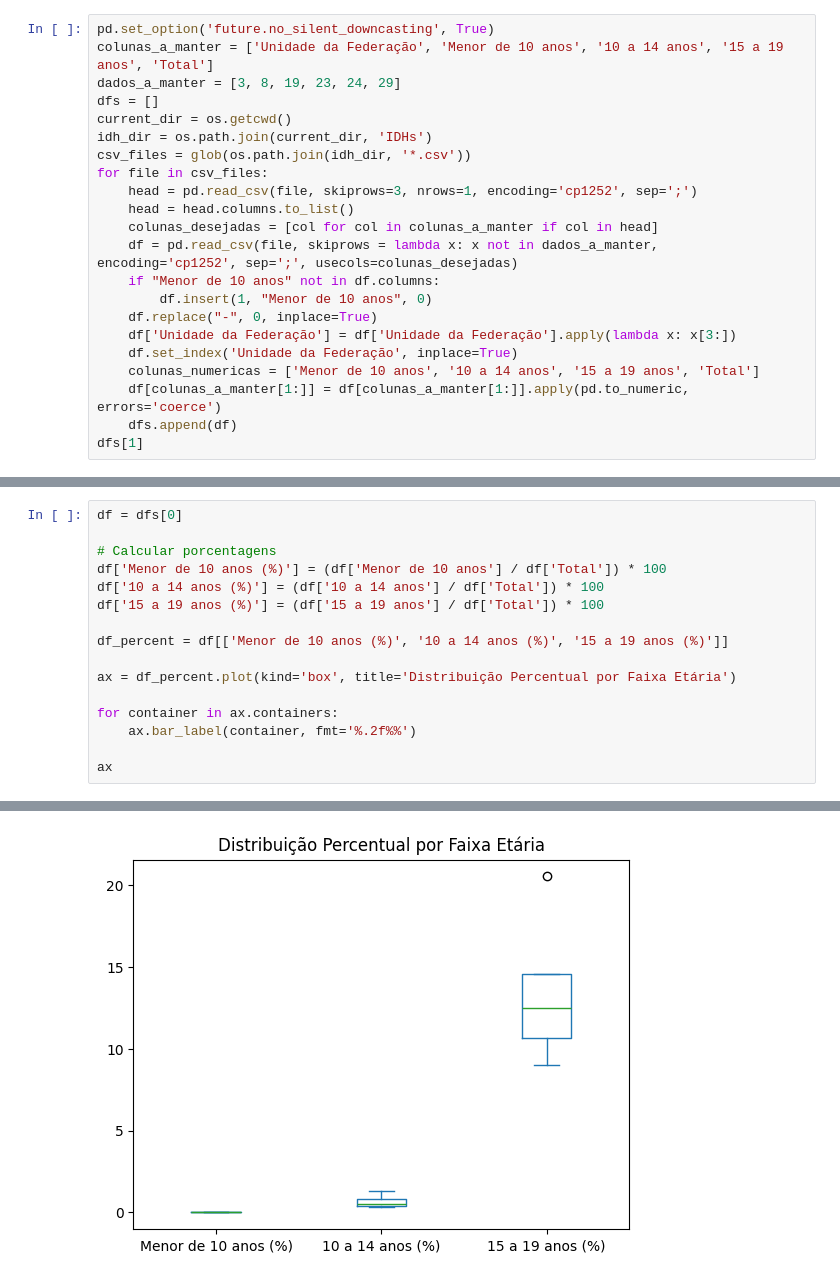
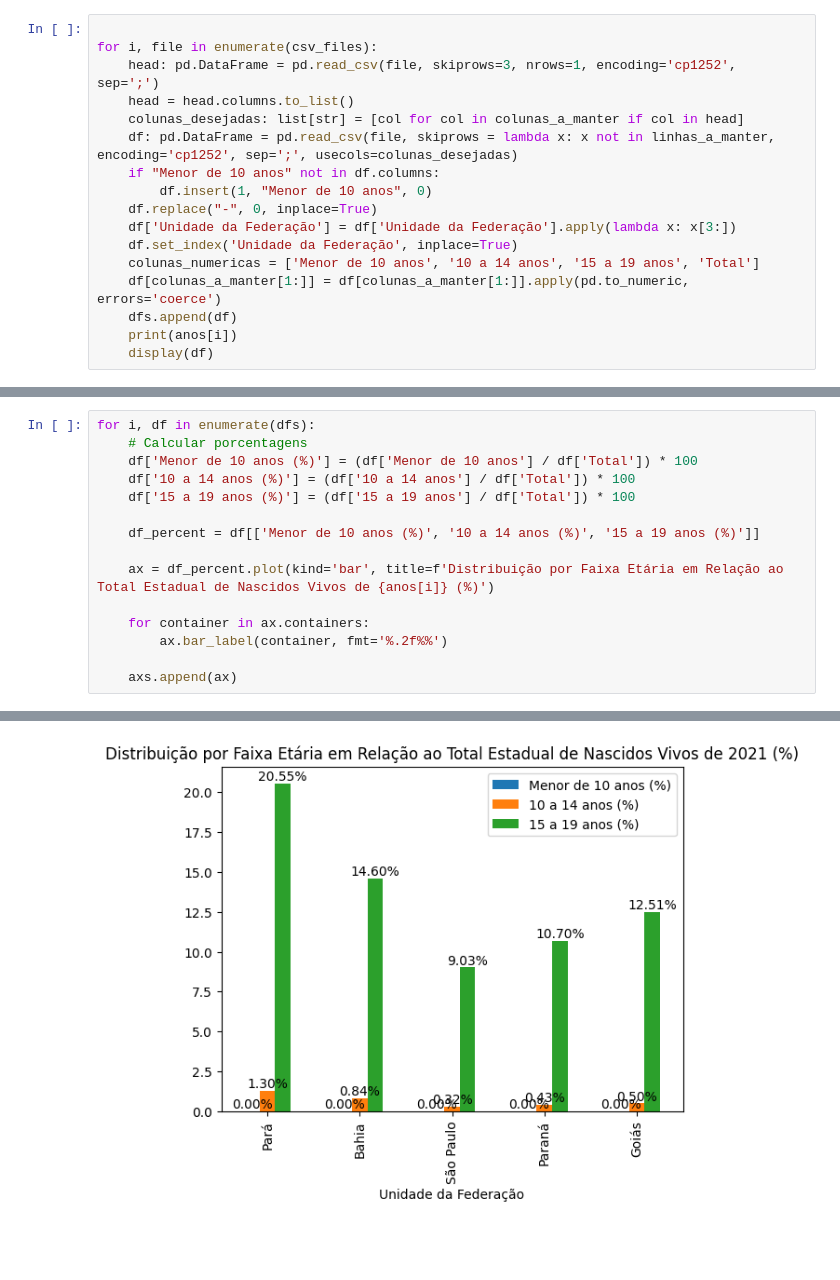
Before and after one commit to Twitche27/TDE-2024, a Jupyter notebook: grafico_Sinasc.ipynb, the cells around one changed output, grey strips where cells are left out. Cells and saved outputs as stored; diff of their text form; blank space fills up the shorter version.

```diff
--- a/grafico_Sinasc.ipynb
+++ b/grafico_Sinasc.ipynb
@@ -5,16 +16,10 @@ from glob import glob
 # %%
-pd.set_option('future.no_silent_downcasting', True)
-colunas_a_manter = ['Unidade da Federação', 'Menor de 10 anos', '10 a 14 anos', '15 a 19 anos', 'Total']
-dados_a_manter = [3, 8, 19, 23, 24, 29]
-dfs = []
-current_dir = os.getcwd()
-idh_dir = os.path.join(current_dir, 'IDHs')
-csv_files = glob(os.path.join(idh_dir, '*.csv'))
-for file in csv_files:
-    head = pd.read_csv(file, skiprows=3, nrows=1, encoding='cp1252', sep=';')
+
+for i, file in enumerate(csv_files):
+    head: pd.DataFrame = pd.read_csv(file, skiprows=3, nrows=1, encoding='cp1252', sep=';')
     head = head.columns.to_list()
-    colunas_desejadas = [col for col in colunas_a_manter if col in head]
-    df = pd.read_csv(file, skiprows = lambda x: x not in dados_a_manter, encoding='cp1252', sep=';', usecols=colunas_desejadas)
+    colunas_desejadas: list[str] = [col for col in colunas_a_manter if col in head]
+    df: pd.DataFrame = pd.read_csv(file, skiprows = lambda x: x not in linhas_a_manter, encoding='cp1252', sep=';', usecols=colunas_desejadas)
     if "Menor de 10 anos" not in df.columns:
         df.insert(1, "Menor de 10 anos", 0)
     df.replace("-", 0, inplace=True)
@@ -23,5 +28,6 @@ for file in csv_files:
     colunas_numericas = ['Menor de 10 anos', '10 a 14 anos', '15 a 19 anos', 'Total']
     df[colunas_a_manter[1:]] = df[colunas_a_manter[1:]].apply(pd.to_numeric, errors='coerce')
     dfs.append(df)
-dfs[1]
+    print(anos[i])
+    display(df)
 # %% [output]
@@ -35,17 +83,16 @@ dfs[1]
 # %%
-df = dfs[0]
+for i, df in enumerate(dfs):
+    # Calcular porcentagens
+    df['Menor de 10 anos (%)'] = (df['Menor de 10 anos'] / df['Total']) * 100
+    df['10 a 14 anos (%)'] = (df['10 a 14 anos'] / df['Total']) * 100
+    df['15 a 19 anos (%)'] = (df['15 a 19 anos'] / df['Total']) * 100
 
-# Calcular porcentagens
-df['Menor de 10 anos (%)'] = (df['Menor de 10 anos'] / df['Total']) * 100
-df['10 a 14 anos (%)'] = (df['10 a 14 anos'] / df['Total']) * 100
-df['15 a 19 anos (%)'] = (df['15 a 19 anos'] / df['Total']) * 100
+    df_percent = df[['Menor de 10 anos (%)', '10 a 14 anos (%)', '15 a 19 anos (%)']]
 
-df_percent = df[['Menor de 10 anos (%)', '10 a 14 anos (%)', '15 a 19 anos (%)']]
+    ax = df_percent.plot(kind='bar', title=f'Distribuição por Faixa Etária em Relação ao Total Estadual de Nascidos Vivos de {anos[i]} (%)')
 
-ax = df_percent.plot(kind='box', title='Distribuição Percentual por Faixa Etária')
+    for container in ax.containers:
+        ax.bar_label(container, fmt='%.2f%%')
 
-for container in ax.containers:
-    ax.bar_label(container, fmt='%.2f%%')
-
-ax
+    axs.append(ax)
 # %% [output]
@@ -53 +99 @@ ax
-[figure, old version]
+[figure, new version]
```
Also changed, not shown: parts of 4 cells of this notebook.
